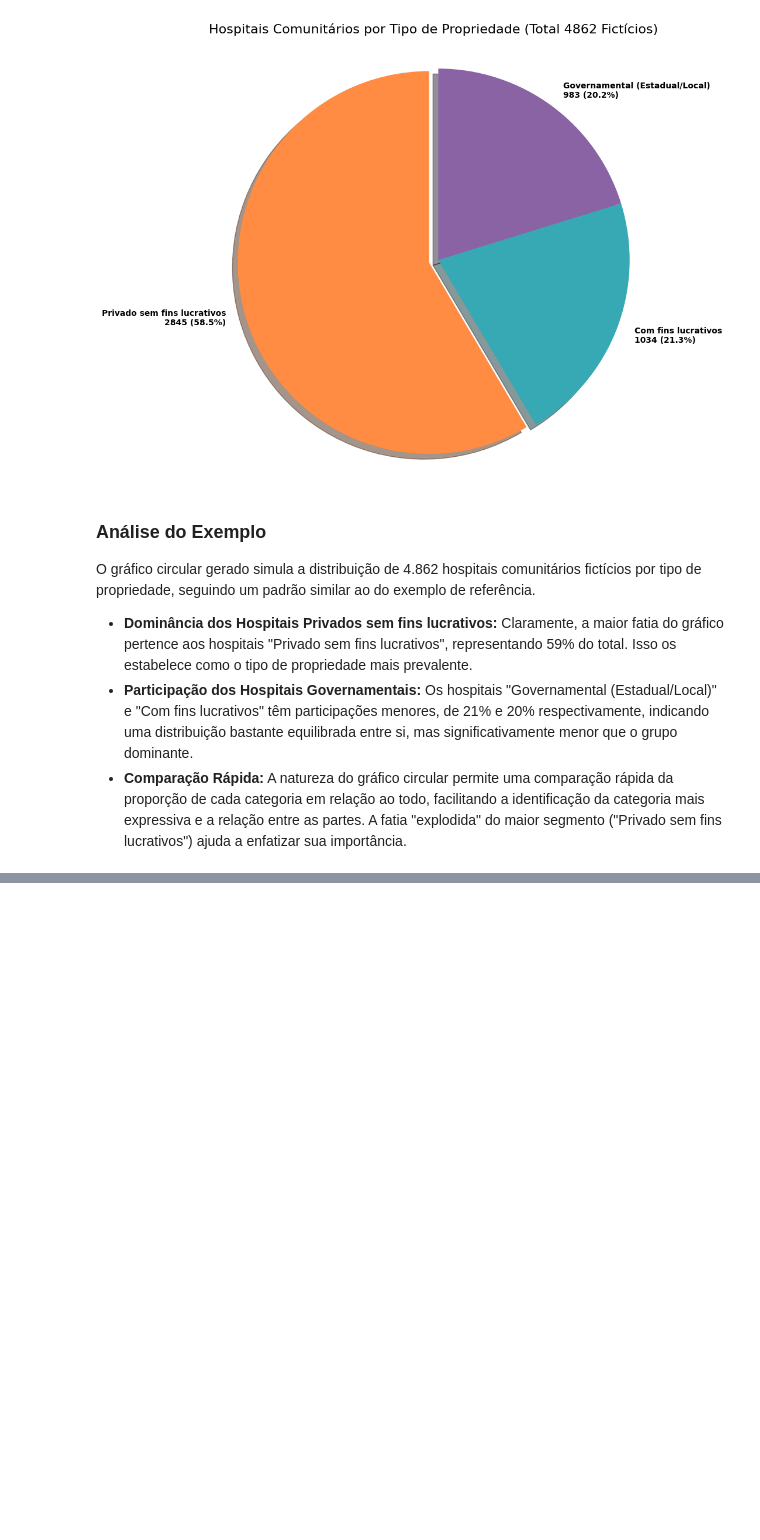
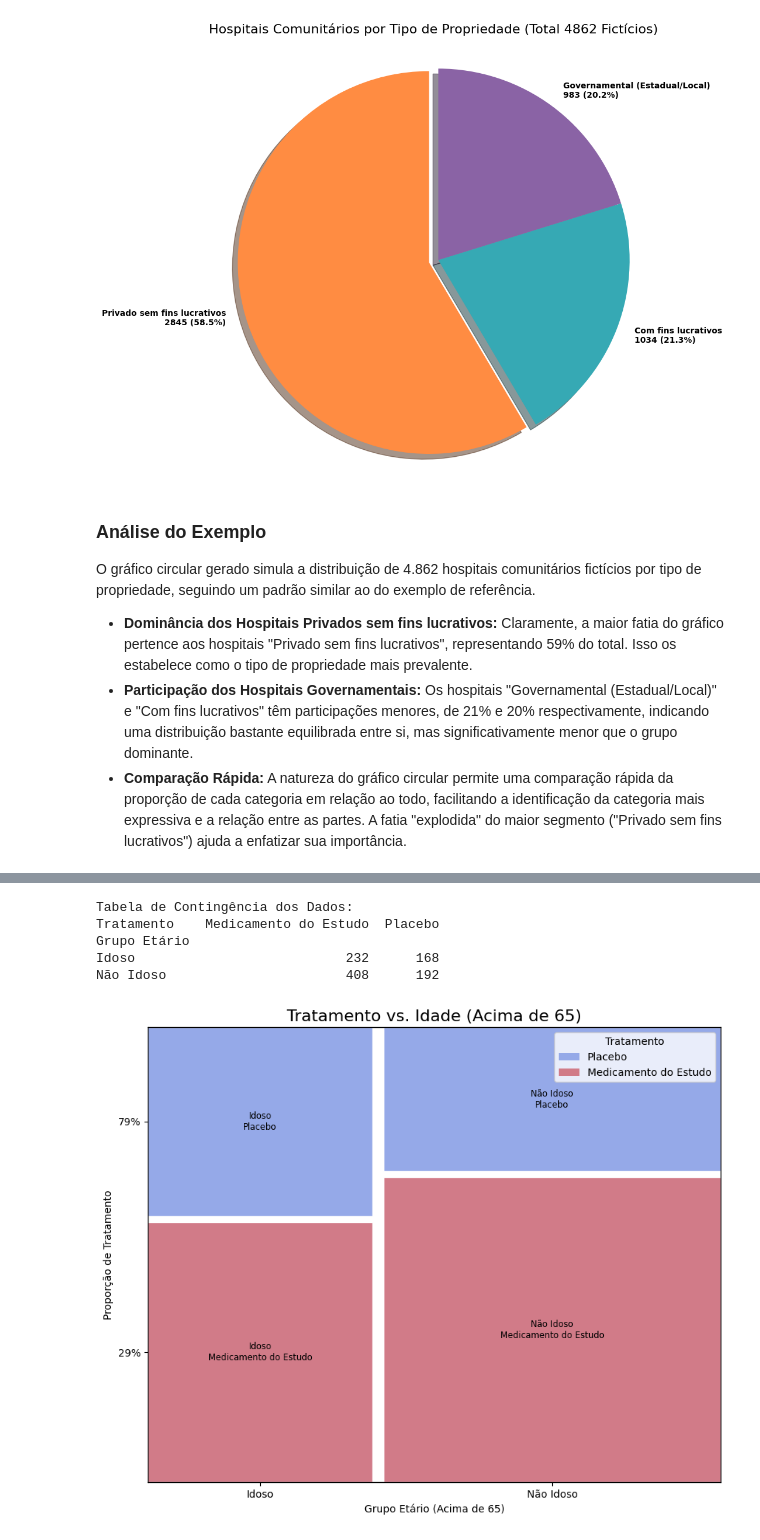
Before and after one commit to welson-rodrigues/tipos-de-graficos, a Jupyter notebook: atividade.ipynb, the cells around one changed output, grey strips where cells are left out. Saved outputs shown, nothing was run; the diff lists cells and outputs as text; code cells hidden in the pictures; blank space fills up the shorter version.

Commit message:
Gráfico de mosaico

```diff
--- a/atividade.ipynb
+++ b/atividade.ipynb
@@ -319,0 +344,64 @@ O gráfico circular gerado simula a distribuição de 4.862 hospitais comunitár
+# %%
+import matplotlib.pyplot as plt
+import pandas as pd
+from statsmodels.graphics.mosaicplot import mosaic
+
+# --- 1. Geração de Dados Fictícios ---
+# Vamos criar dados que representam a relação entre um grupo etário e um tipo de tratamento.
+# A estrutura dos dados é uma lista de tuplas: (Grupo Etário, Tratamento)
+data_list = [('Idoso', 'Placebo')] * 168 + \
+            [('Idoso', 'Medicamento do Estudo')] * 232 + \
+            [('Não Idoso', 'Placebo')] * 192 + \
+            [('Não Idoso', 'Medicamento do Estudo')] * 408
+
+df = pd.DataFrame(data_list, columns=['Grupo Etário', 'Tratamento'])
+
+# Para o gráfico de mosaico, precisamos de uma tabela de contingência (cruzamento)
+# O pandas.crosstab faz isso perfeitamente.
+data_crosstab = pd.crosstab(df['Grupo Etário'], df['Tratamento'])
+
+print("Tabela de Contingência dos Dados:")
+print(data_crosstab)
+
+# --- 2. Criação do Gráfico de Mosaico ---
+# O gráfico de mosaico da statsmodels usa um dicionário para os dados.
+data_dict = data_crosstab.stack().to_dict()
+
+# Configurar as cores para cada categoria
+props = {
+    ('Idoso', 'Placebo'): {'facecolor': '#95a9e8', 'edgecolor': 'white'},
+    ('Idoso', 'Medicamento do Estudo'): {'facecolor': '#d17b88', 'edgecolor': 'white'},
+    ('Não Idoso', 'Placebo'): {'facecolor': '#95a9e8', 'edgecolor': 'white'},
+    ('Não Idoso', 'Medicamento do Estudo'): {'facecolor': '#d17b88', 'edgecolor': 'white'}
+}
+
+# Criar o gráfico
+fig, ax = plt.subplots(figsize=(10, 8))
+mosaic(data_dict, ax=ax, properties=lambda key: props[key], gap=0.02)
+
+# --- 3. Customização do Gráfico ---
+# Adicionar um título
+ax.set_title('Tratamento vs. Idade (Acima de 65)', fontsize=16)
+
+# Configurar os rótulos dos eixos
+ax.set_xlabel('Grupo Etário (Acima de 65)')
+ax.set_ylabel('Proporção de Tratamento')
+
+# Criar a legenda manualmente
+from matplotlib.patches import Patch
+legend_elements = [Patch(facecolor='#95a9e8', label='Placebo'),
+                   Patch(facecolor='#d17b88', label='Medicamento do Estudo')]
+ax.legend(handles=legend_elements, title='Tratamento', loc='upper right')
+
+# Formatar o eixo Y para mostrar porcentagens
+from matplotlib.ticker import PercentFormatter
+ax.yaxis.set_major_formatter(PercentFormatter(1.0))
+
+plt.show()
+# %% [output]
+Tabela de Contingência dos Dados:
+Tratamento    Medicamento do Estudo  Placebo
+Grupo Etário
+Idoso                           232      168
+Não Idoso                       408      192
+[figure, added]
```
Also changed, not shown: parts of 2 cells of this notebook.
